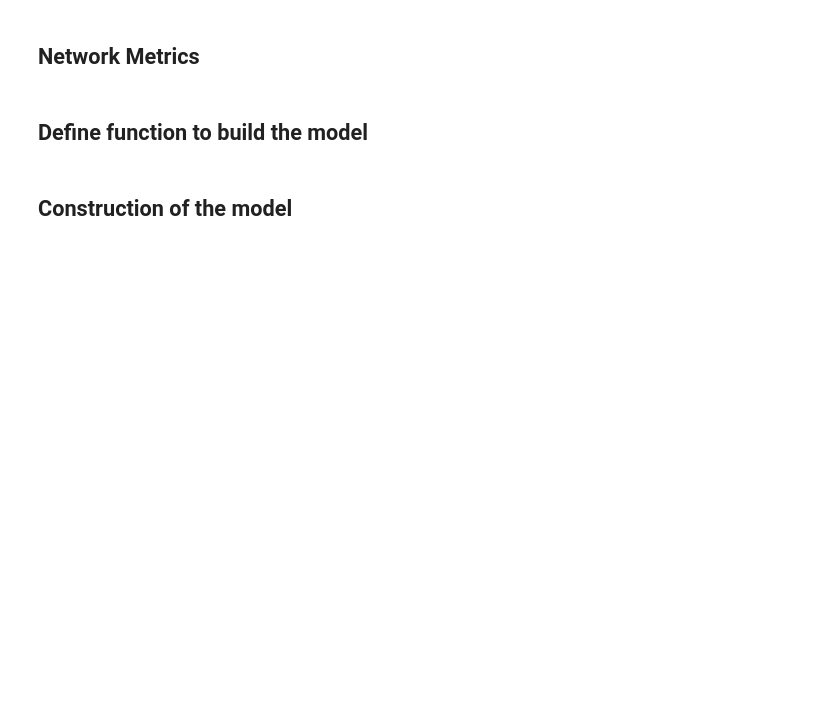
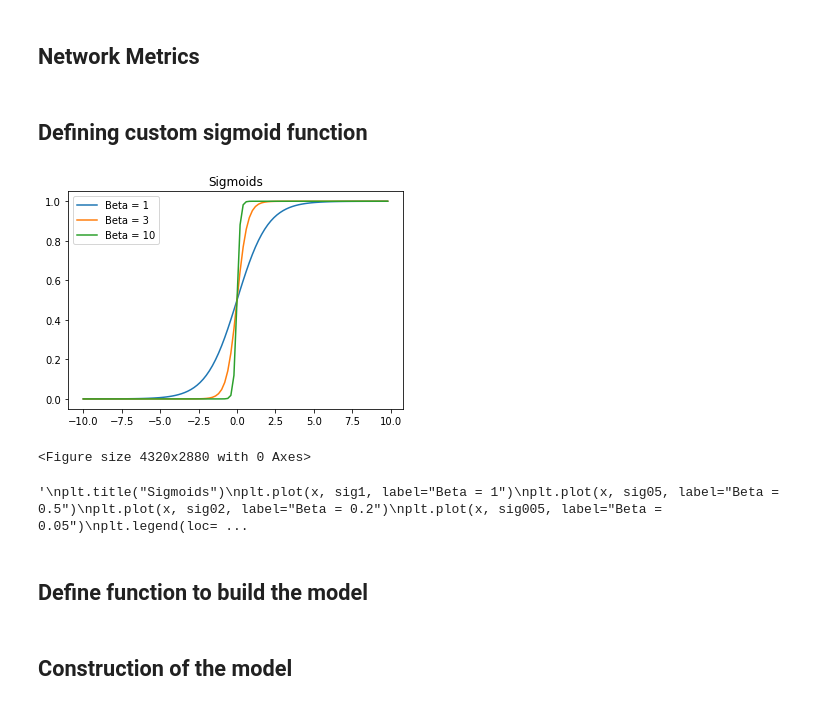
Before and after one commit to ToreGore/Thesis, a Jupyter notebook: ThesisPredecessorMK2.ipynb, the cells around one changed output. Saved outputs shown, nothing was run; the diff lists cells and outputs as text; code cells hidden in the pictures; blank space fills up the shorter version.

```diff
--- a/ThesisPredecessorMK2.ipynb
+++ b/ThesisPredecessorMK2.ipynb
@@ -93,3 +98,58 @@ def plot_history_graph(history, index, label):
+# %% [markdown]
+## Defining custom sigmoid function
+# %%
+from keras import backend as K
+from keras.utils.generic_utils import get_custom_objects
+
+beta005 = 0.05
+beta02 = 0.2
+beta05 = 0.5
+beta1 = 1
+beta3 = 3
+beta10 = 10
+
+def custom_activation(x):
+    return (K.sigmoid(x * 3))
+
+def custom_activation_plottable(x, beta):
+    return (1 / (1 + np.exp(-x * beta)))
+
+def range_sigmoid_plot(ran, beta):
+    a = []
+    for item in ran:
+        a.append(custom_activation_plottable(item, beta))
+    return a
+
+x = np.arange(-10, 10, 0.2)
+sig1 = range_sigmoid_plot(x, beta1)
+sig3 = range_sigmoid_plot(x, beta3)
+sig10 = range_sigmoid_plot(x, beta10)
+sig05 = range_sigmoid_plot(x, beta05)
+sig02 = range_sigmoid_plot(x, beta02)
+sig005 = range_sigmoid_plot(x, beta005)
+
+plt.title("Sigmoids")
+plt.plot(x, sig1, label="Beta = 1")
+plt.plot(x, sig3, label="Beta = 3")
+plt.plot(x, sig10, label="Beta = 10")
+plt.legend(loc='upper left')
+
+plt.figure(figsize=(60,40))
+plt.show()
+"""
+plt.title("Sigmoids")
+plt.plot(x, sig1, label="Beta = 1")
+plt.plot(x, sig05, label="Beta = 0.5")
+plt.plot(x, sig02, label="Beta = 0.2")
+plt.plot(x, sig005, label="Beta = 0.05")
+plt.legend(loc='upper left')
+plt.show() """
+
+#custom_activation_plottable(0, 1)
+# %% [output]
+[figure, added]
+<Figure size 4320x2880 with 0 Axes>
+'\nplt.title("Sigmoids")\nplt.plot(x, sig1, label="Beta = 1")\nplt.plot(x, sig05, label="Beta = 0.5")\nplt.plot(x, sig02, label="Beta = 0.2")\nplt.plot(x, sig005, label="Beta = 0.05")\nplt.legend(loc= ...
 # %% [markdown]
 ## Define function to build the model
 # %%
```
Also changed, not shown: parts of 21 cells of this notebook, 1 other file.
